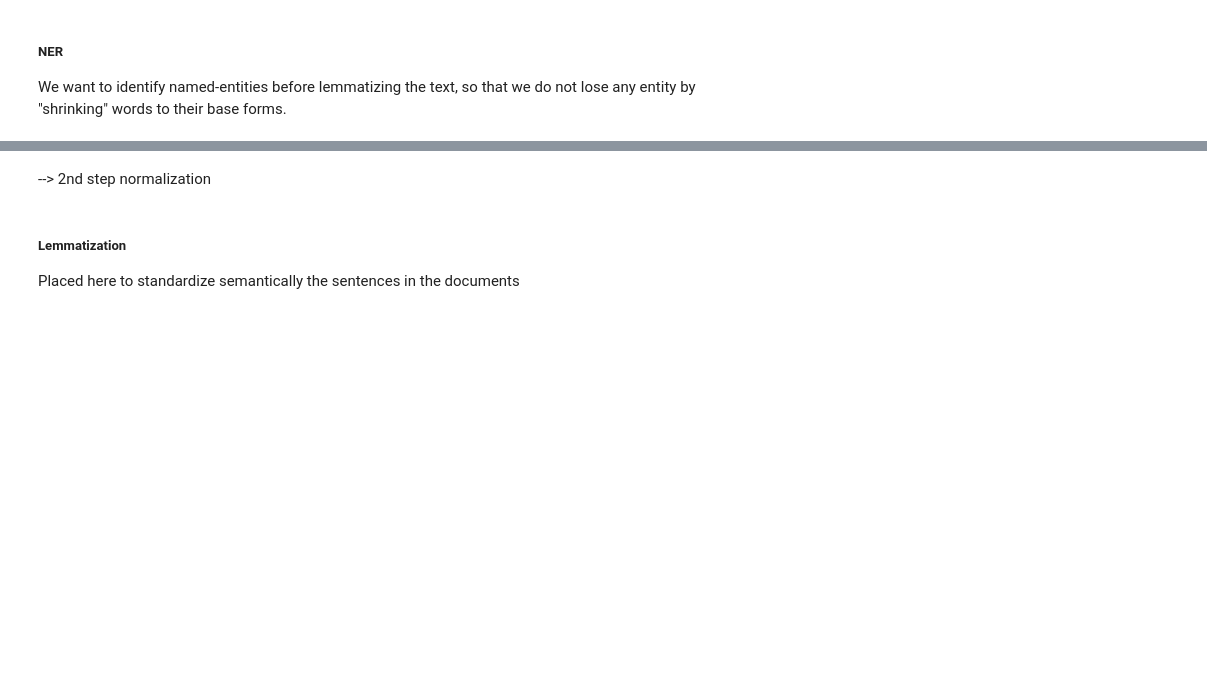
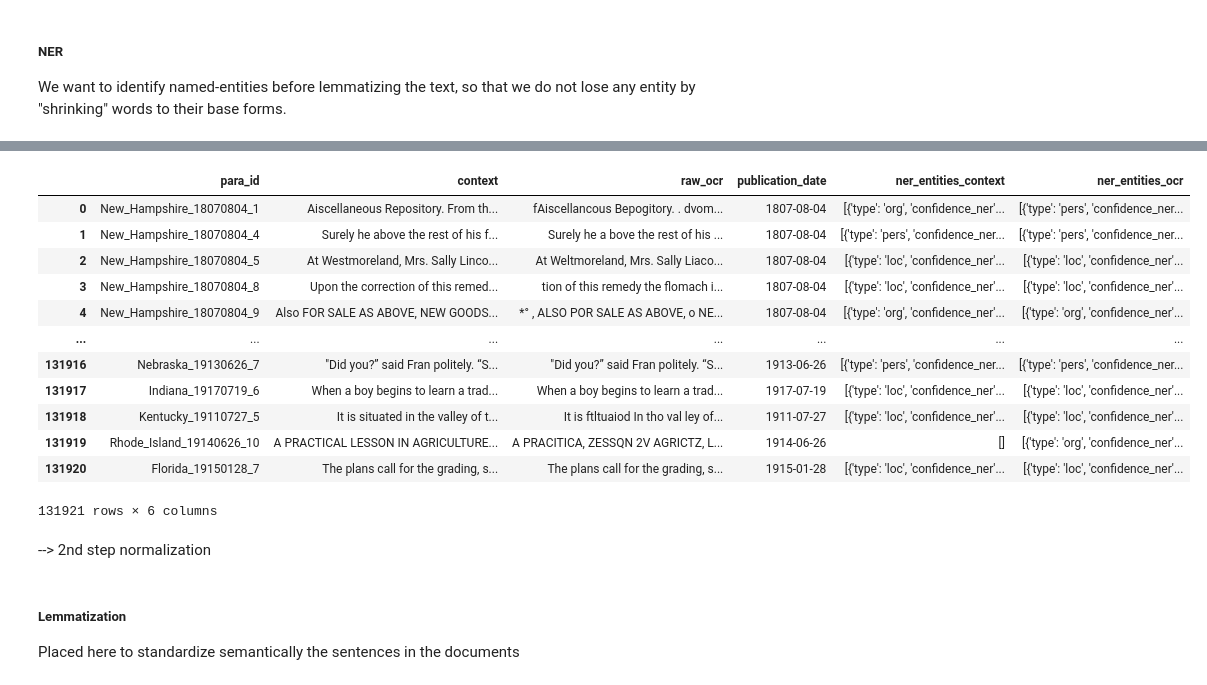
Before and after one commit to gpinelli/HistoricalNews_InformationRetrievalProject, a Jupyter notebook: Historical_News_Question_Answering.ipynb, the cells around one changed output, grey strips where cells are left out. Saved outputs shown, nothing was run; the diff lists cells and outputs as text; code cells hidden in the pictures; blank space fills up the shorter version.

Commit message:
Update NER (solved), indexing, stats, init baselines

```diff
--- a/Historical_News_Question_Answering.ipynb
+++ b/Historical_News_Question_Answering.ipynb
@@ -277,23 +425,3 @@ print(docColl_Norm1['context'].iloc[2])
 # %% [markdown]
 ##### NER
 We want to identify named-entities before lemmatizing the text, so that we do not lose any entity by "shrinking" words to their base forms.
-# %%
-from transformers import AutoTokenizer, pipeline
-
-MODEL_NAME = "impresso-project/ner-stacked-bert-multilingual-light"
-
-tokenizer = AutoTokenizer.from_pretrained(MODEL_NAME)
-
-ner_pipeline = pipeline(model=MODEL_NAME, tokenizer=tokenizer, trust_remote_code=True, device="cpu")
-
-results_cont = []
-results_ocr = []
-for index, row in docColl_Norm1.iterrows():
-    sentence_cont = str(row['context'])
-    sentence_ocr = str(row['raw_ocr'])
-    entities_cont = ner_pipeline(sentence_cont, tokens=sentence_cont.split())
-    entities_ocr = ner_pipeline(sentence_ocr, tokens=sentence_ocr.split())
-    results_cont.append(entities_cont)
-    results_ocr.append(entities_ocr)
-docColl_Norm1['ner_entities_context'] = results_cont
-docColl_Norm1['ner_entities_ocr'] = results_ocr
@@ -300,2 +486,18 @@ docColl_Norm1['ner_entities_ocr'] = results_ocr
+# %%
+docColl_Norm1
+# %% [output]
+|  | para_id | context | raw_ocr | publication_date | ner_entities_context | ner_entities_ocr |
+| 0 | New_Hampshire_18070804_1 | Aiscellaneous Repository. From th... | fAiscellancous Bepogitory. . dvom... | 1807-08-04 | [{'type': 'org', 'confidence_ner'... | [{'type': 'pers', 'confidence_ner... |
+| 1 | New_Hampshire_18070804_4 | Surely he above the rest of his f... | Surely he a bove the rest of his ... | 1807-08-04 | [{'type': 'pers', 'confidence_ner... | [{'type': 'pers', 'confidence_ner... |
+| 2 | New_Hampshire_18070804_5 | At Westmoreland, Mrs. Sally Linco... | At Weltmoreland, Mrs. Sally Liaco... | 1807-08-04 | [{'type': 'loc', 'confidence_ner'... | [{'type': 'loc', 'confidence_ner'... |
+| 3 | New_Hampshire_18070804_8 | Upon the correction of this remed... | tion of this remedy the flomach i... | 1807-08-04 | [{'type': 'loc', 'confidence_ner'... | [{'type': 'loc', 'confidence_ner'... |
+| 4 | New_Hampshire_18070804_9 | Also FOR SALE AS ABOVE, NEW GOODS... | *° , ALSO POR SALE AS ABOVE, o NE... | 1807-08-04 | [{'type': 'org', 'confidence_ner'... | [{'type': 'org', 'confidence_ner'... |
+| ... | ... | ... | ... | ... | ... | ... |
+| 131916 | Nebraska_19130626_7 | "Did you?” said Fran politely. “S... | "Did you?” said Fran politely. “S... | 1913-06-26 | [{'type': 'pers', 'confidence_ner... | [{'type': 'pers', 'confidence_ner... |
+| 131917 | Indiana_19170719_6 | When a boy begins to learn a trad... | When a boy begins to learn a trad... | 1917-07-19 | [{'type': 'loc', 'confidence_ner'... | [{'type': 'loc', 'confidence_ner'... |
+| 131918 | Kentucky_19110727_5 | It is situated in the valley of t... | It is ftltuaiod In tho val ley of... | 1911-07-27 | [{'type': 'loc', 'confidence_ner'... | [{'type': 'loc', 'confidence_ner'... |
+| 131919 | Rhode_Island_19140626_10 | A PRACTICAL LESSON IN AGRICULTURE... | A PRACITICA, ZESSQN 2V AGRICTZ, L... | 1914-06-26 | [] | [{'type': 'org', 'confidence_ner'... |
+| 131920 | Florida_19150128_7 | The plans call for the grading, s... | The plans call for the grading, s... | 1915-01-28 | [{'type': 'loc', 'confidence_ner'... | [{'type': 'loc', 'confidence_ner'... |
+131921 rows × 6 columns
 # %%
 docColl_ner = docColl_Norm1.copy()
```
Also changed, not shown: parts of 31 cells of this notebook.
